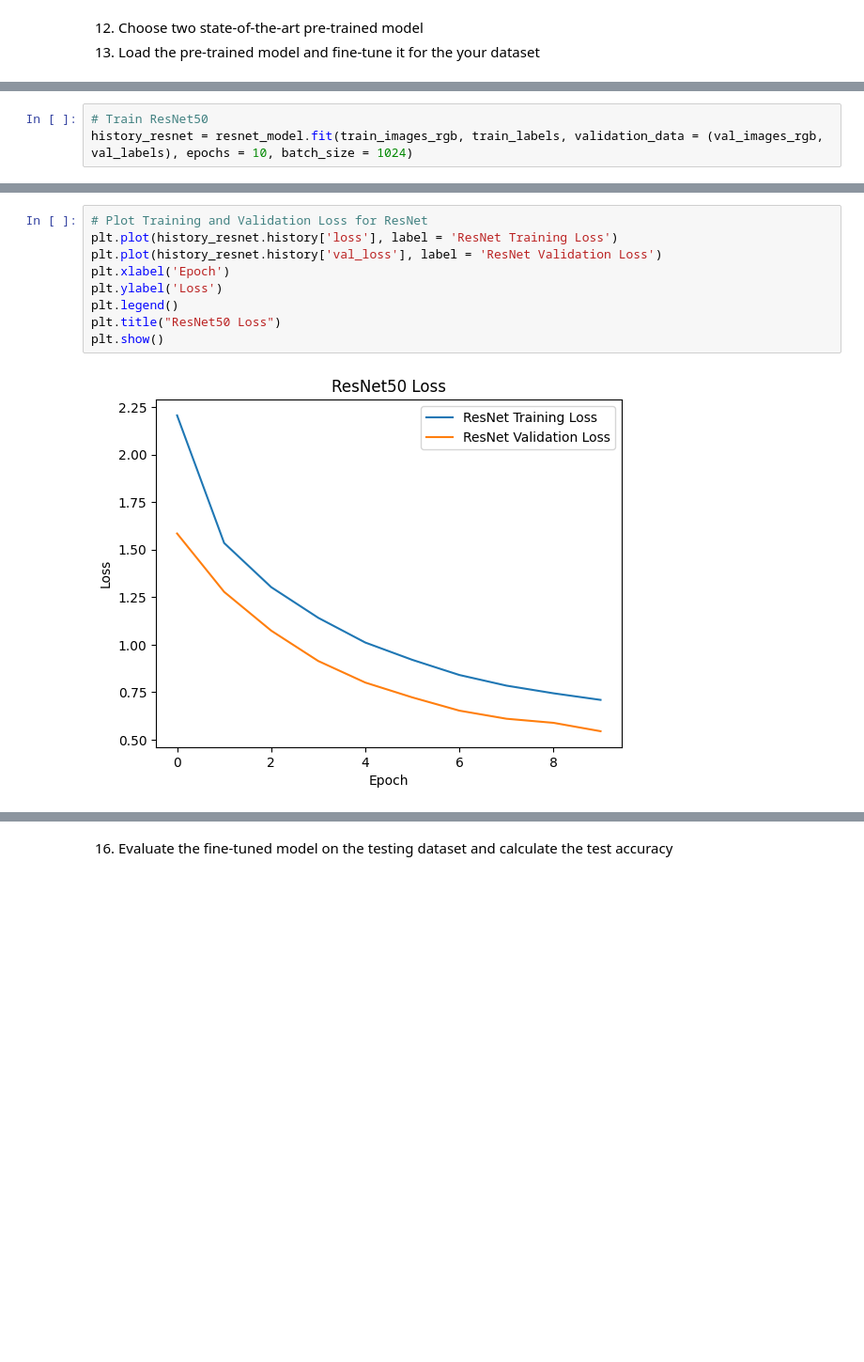
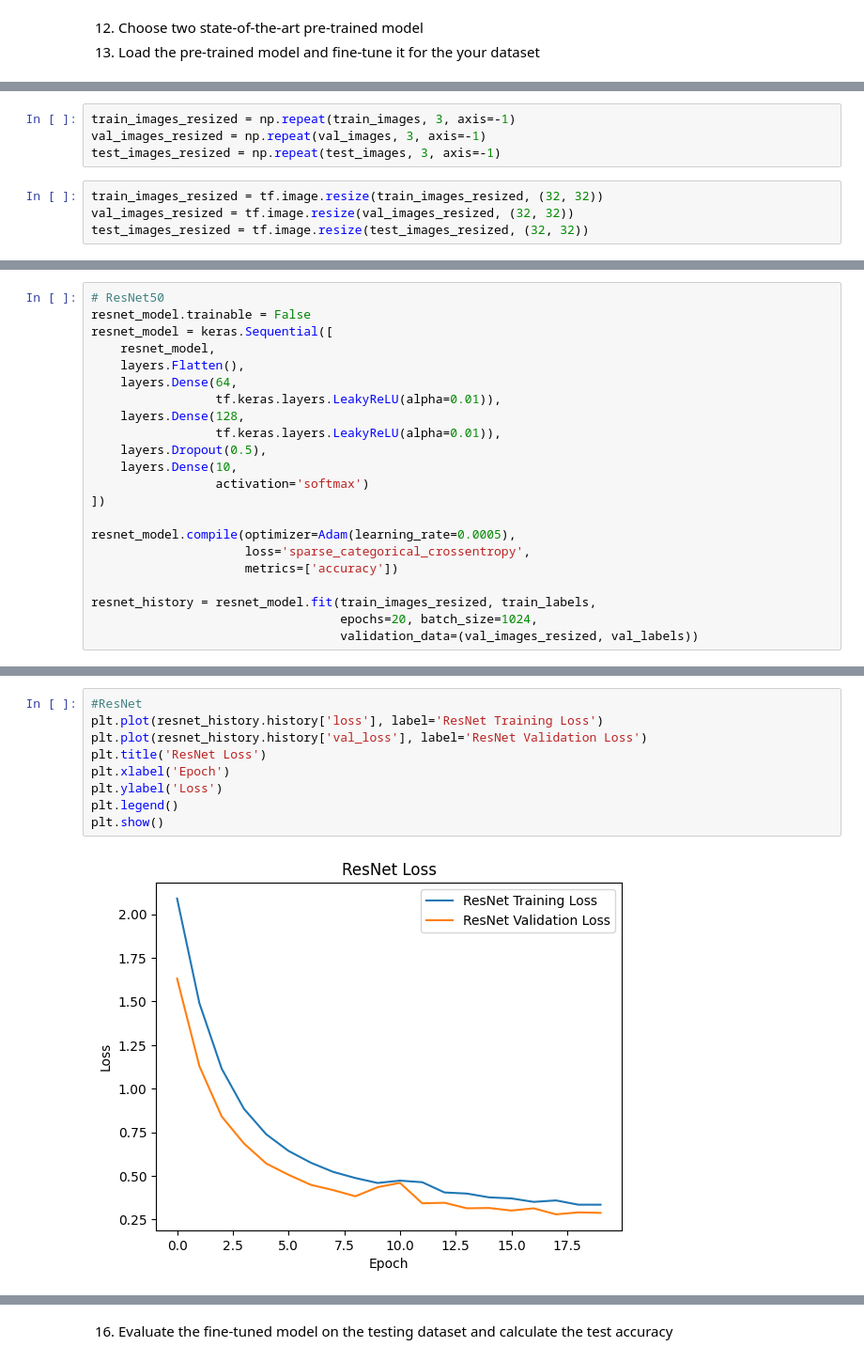
Before and after one commit to lakshithagnk/CNN-image-classification, a Jupyter notebook: Assignment_03_MINIST_dataset.ipynb, the cells around one changed output, grey strips where cells are left out. Shown at 94% size. Drawn from its saved outputs; the diff is of its cells as text; blank space fills up the shorter version.

```diff
--- a/Assignment_03_MINIST_dataset.ipynb
+++ b/Assignment_03_MINIST_dataset.ipynb
@@ -484,2 +426,10 @@ Downloading data from https://storage.googleapis.com/tensorflow/keras-applicatio
+# %%
+train_images_resized = np.repeat(train_images, 3, axis=-1)
+val_images_resized = np.repeat(val_images, 3, axis=-1)
+test_images_resized = np.repeat(test_images, 3, axis=-1)
+# %%
+train_images_resized = tf.image.resize(train_images_resized, (32, 32))
+val_images_resized = tf.image.resize(val_images_resized, (32, 32))
+test_images_resized = tf.image.resize(test_images_resized, (32, 32))
 # %% [markdown]
 14. Train the fine-tuned model using the same training and testing data split as your custom CNN model
@@ -487,3 +435,0 @@ Downloading data from https://storage.googleapis.com/tensorflow/keras-applicatio
-# %%
-# Train ResNet50
-history_resnet = resnet_model.fit(train_images_rgb, train_labels, validation_data = (val_images_rgb, val_labels), epochs = 10, batch_size = 1024)
@@ -510,0 +436,22 @@ Epoch 10/10
+# %%
+# ResNet50
+resnet_model.trainable = False
+resnet_model = keras.Sequential([
+    resnet_model,
+    layers.Flatten(),
+    layers.Dense(64,
+                 tf.keras.layers.LeakyReLU(alpha=0.01)),
+    layers.Dense(128,
+                 tf.keras.layers.LeakyReLU(alpha=0.01)),
+    layers.Dropout(0.5),
+    layers.Dense(10,
+                 activation='softmax')
+])
+
+resnet_model.compile(optimizer=Adam(learning_rate=0.0005),
+                     loss='sparse_categorical_crossentropy',
+                     metrics=['accuracy'])
+
+resnet_history = resnet_model.fit(train_images_resized, train_labels,
+                                  epochs=20, batch_size=1024,
+                                  validation_data=(val_images_resized, val_labels))
@@ -511,11 +519,11 @@ Epoch 10/10
 # %%
-# Plot Training and Validation Loss for ResNet
-plt.plot(history_resnet.history['loss'], label = 'ResNet Training Loss')
-plt.plot(history_resnet.history['val_loss'], label = 'ResNet Validation Loss')
+#ResNet
+plt.plot(resnet_history.history['loss'], label='ResNet Training Loss')
+plt.plot(resnet_history.history['val_loss'], label='ResNet Validation Loss')
+plt.title('ResNet Loss')
 plt.xlabel('Epoch')
 plt.ylabel('Loss')
 plt.legend()
-plt.title("ResNet50 Loss")
 plt.show()
 # %% [output]
-[figure, old version]
+[figure, new version]
```
Also changed, not shown: parts of 23 cells of this notebook.
